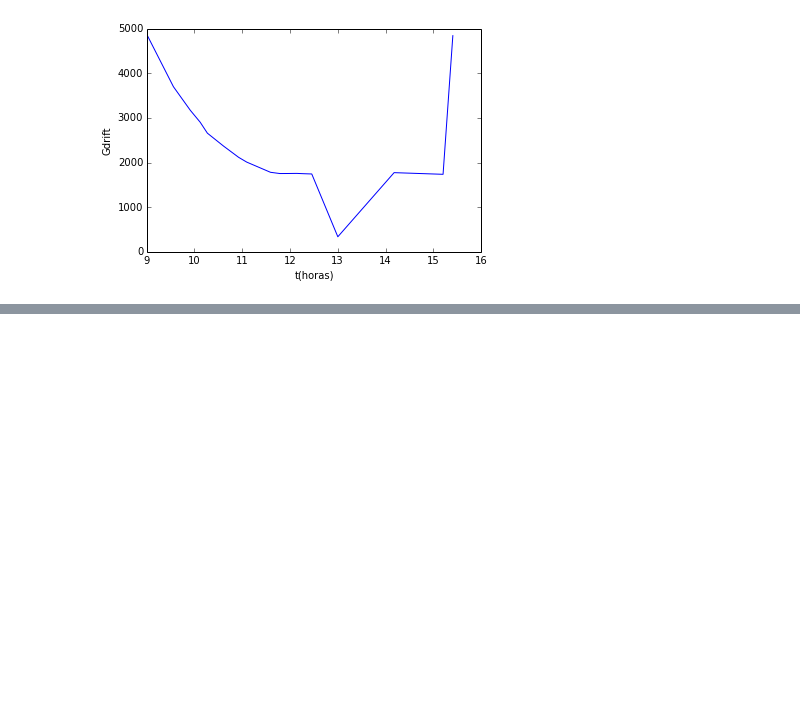
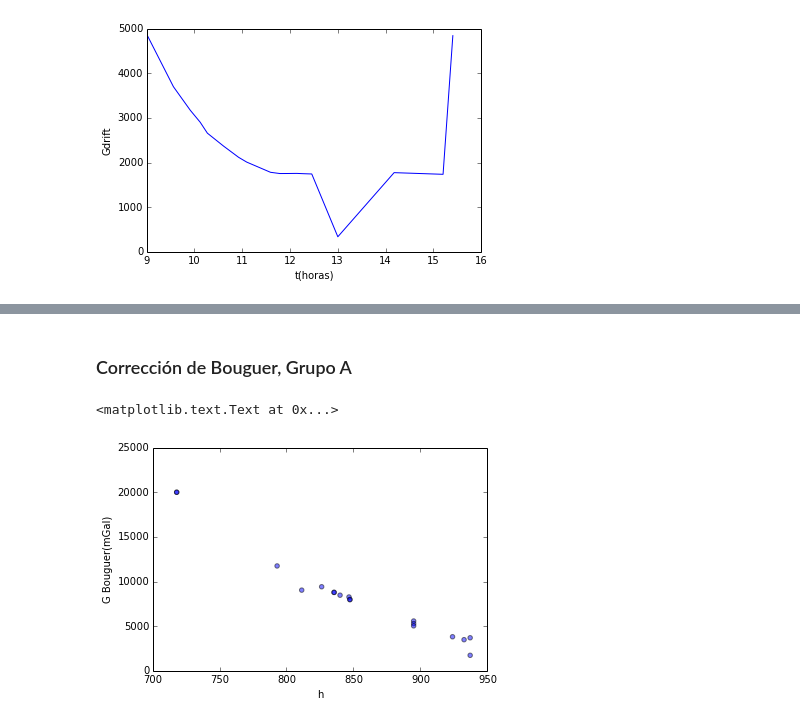
Before and after one commit to auracuervog/GeophysicsLab, a Jupyter notebook: Gravimetry/Gravimetry.ipynb, the cells around one changed output, grey strips where cells are left out. Drawn from its saved outputs; the diff is of its cells as text; code cells hidden in the pictures; blank space fills up the shorter version.

```diff
--- a/Gravimetry/Gravimetry.ipynb
+++ b/Gravimetry/Gravimetry.ipynb
@@ -214,0 +229,11 @@ plt.ylabel("Gdrift")
+# %% [markdown]
+### Corrección de Bouguer, Grupo A
+# %%
+rhoA = 1650
+GbouguerA = bouguer(GdriftA,hA,rhoA)
+scatter(hA,GbouguerA,s=20,alpha=0.5)
+xlabel('h')
+ylabel('G Bouguer(mGal)')
+# %% [output]
+<matplotlib.text.Text at 0x...>
+[figure, added]
```
Also changed, not shown: parts of 10 cells of this notebook.
